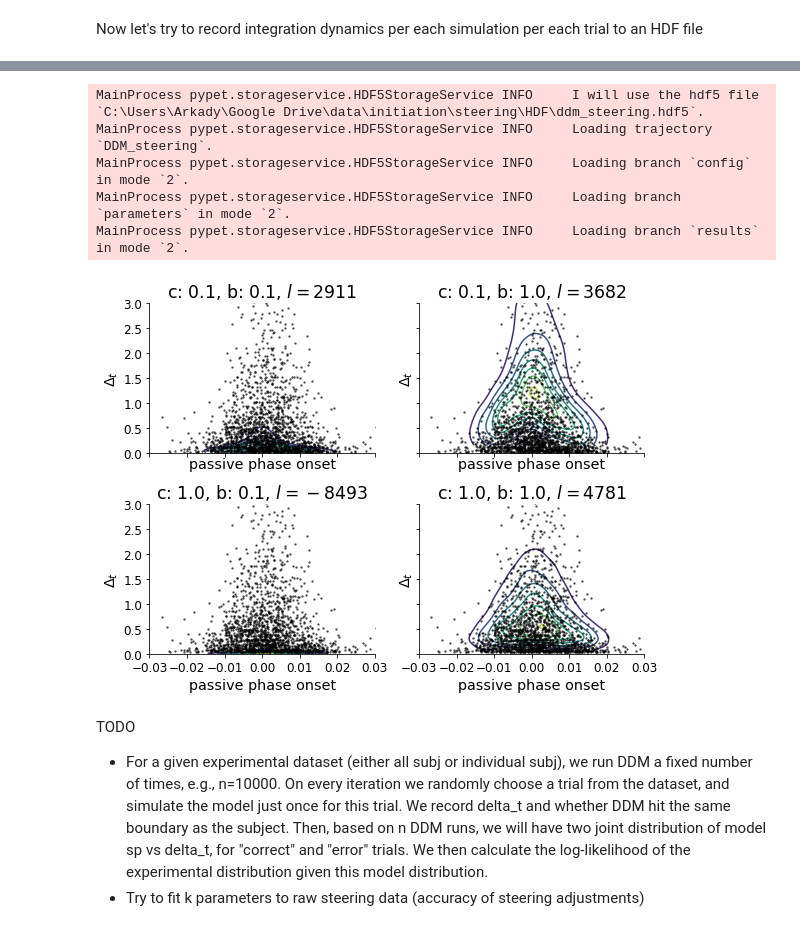
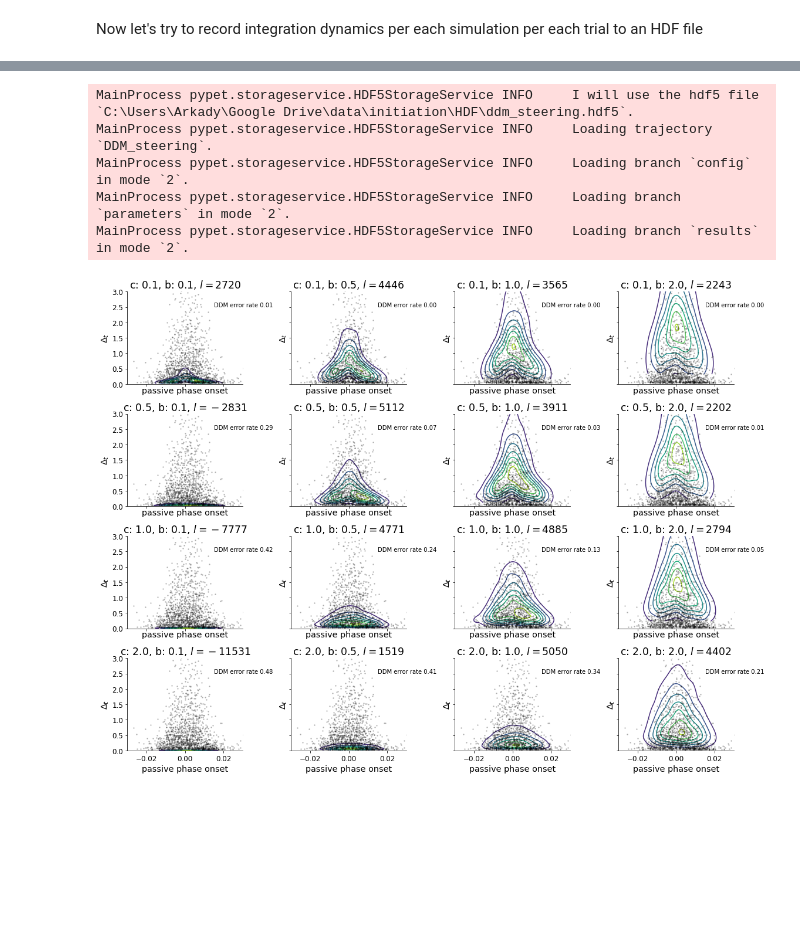
Before and after one commit to cherepaha/initiation, a Jupyter notebook: steering_data_analysis.ipynb, the cells around one changed output, grey strips where cells are left out. Cells and saved outputs as stored; diff of their text form; code cells hidden in the pictures; blank space fills up the shorter version.

Commit message:
Grid search over DDM parameters for steering data added

```diff
--- a/steering_data_analysis.ipynb
+++ b/steering_data_analysis.ipynb
@@ -12,21 +13,19 @@ import random
 import helper_functions as helper
 # %%
 with open('data_path.txt', 'r') as f:
-    data_path = os.path.join(f.readline(), 'steering')
+    data_path = f.readline()
+    steering_data_path = os.path.join(data_path, 'steering')
+    hdf_path = os.path.join(data_path, 'HDF')
 
-file_path = os.path.join(data_path, 'MarkkulaEtAl_BiolCyb2018_DataWithIntermittentInterpretation.mat')
+file_path = os.path.join(steering_data_path, 'MarkkulaEtAl_BiolCyb2018_DataWithIntermittentInterpretation.mat')
 data = helper.loadmat(file_path)
 
-sightpoint_filepath = os.path.join(data_path, 'PreCalculatedSightPointSignalData.mat')
+sightpoint_filepath = os.path.join(steering_data_path, 'PreCalculatedSightPointSignalData.mat')
 sightpoint_data = helper.loadmat(sightpoint_filepath)['SSightPointPreCalc']
 
 lk_data = data['STasks'][0]
 lk_sightpoint_data = sightpoint_data.STasks[0]
 lk_subjects = np.arange(1, 16)
-
-# cd_data = data['STasks'][1]
-# cd_sightpoint_data = sightpoint_data.STasks[1]
-# cd_subjects = np.arange(1, 9)
 # %% [markdown]
 # Prepare passive phase data
 # %%
@@ -254,6 +236,7 @@ v_dynamics_lk = passive_phases_lk.groupby(['subject', 'recording',
 v_dynamics_lk.index = v_dynamics_lk.index.droplevel(3)
 
 v_sign = np.sign(v_dynamics_lk.groupby(v_dynamics_lk.index.names).last())
+passive_phases_lk = passive_phases_lk.join(((passive_phases_lk.p_ap * v_sign > 0)).rename('is_correct'))
 # %% [output]
 Defaulting to column, but this will raise an ambiguity error in a future version
   # Remove the CWD from sys.path while we load stuff.
@@ -575,14 +575,10 @@ def plot_explore(filename, exp_passive_phases, grid, kind='2d'):
         ax.set_title(title, )
 # %%
-plot_explore(os.path.join(hdf_path, 'ddm_steering.hdf5'), passive_phases_lk, 2, kind='2d')
+plot_explore(os.path.join(hdf_path, 'ddm_steering.hdf5'), passive_phases_lk, 4, kind='2d')
 # %% [output]
-MainProcess pypet.storageservice.HDF5StorageService INFO     I will use the hdf5 file `C:\Users\Arkady\Google Drive\data\initiation\steering\HDF\ddm_steering.hdf5`.
+MainProcess pypet.storageservice.HDF5StorageService INFO     I will use the hdf5 file `C:\Users\Arkady\Google Drive\data\initiation\HDF\ddm_steering.hdf5`.
 MainProcess pypet.storageservice.HDF5StorageService INFO     Loading trajectory `DDM_steering`.
 MainProcess pypet.storageservice.HDF5StorageService INFO     Loading branch `config` in mode `2`.
 MainProcess pypet.storageservice.HDF5StorageService INFO     Loading branch `parameters` in mode `2`.
 MainProcess pypet.storageservice.HDF5StorageService INFO     Loading branch `results` in mode `2`.
-[figure, old version]
+[figure, new version]
-# %% [markdown]
-TODO
-* For a given experimental dataset (either all subj or individual subj), we run DDM a fixed number of times, e.g., n=10000. On every iteration we randomly choose a trial from the dataset, and simulate the model just once for this trial. We record delta_t and whether DDM hit the same boundary as the subject. Then, based on n DDM runs, we will have two joint distribution of model sp vs delta_t, for "correct" and "error" trials. We then calculate the log-likelihood of the experimental distribution given this model distribution.
-* Try to fit k parameters to raw steering data (accuracy of steering adjustments)
```
Also changed, not shown: parts of 15 cells of this notebook, 1 other file.
